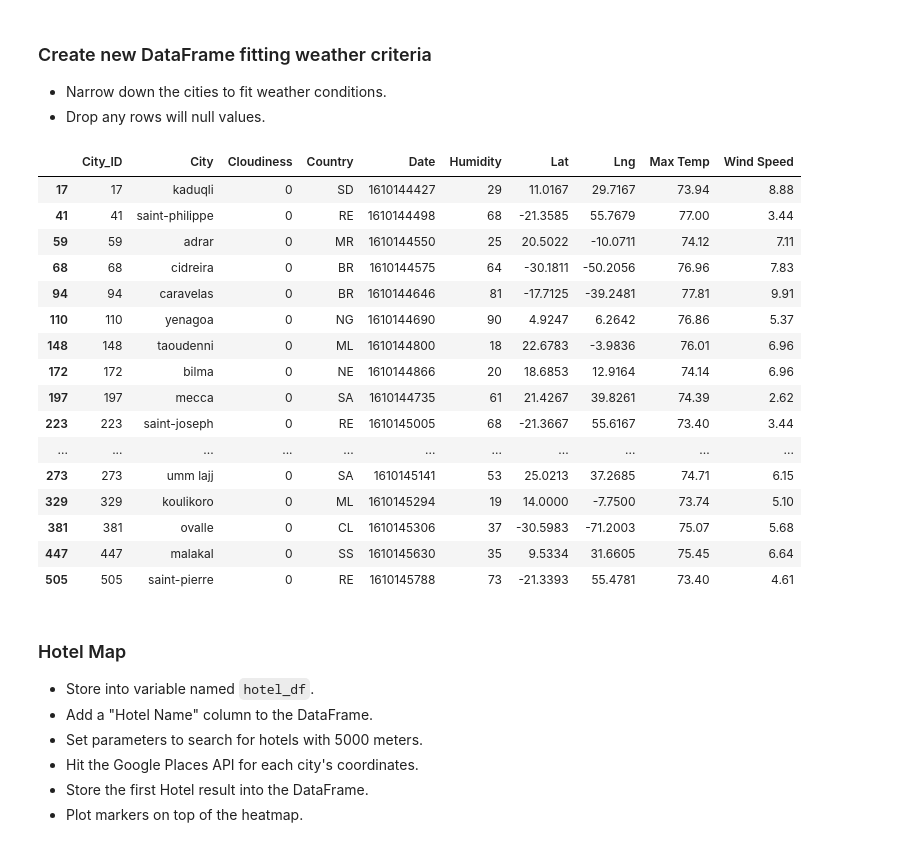
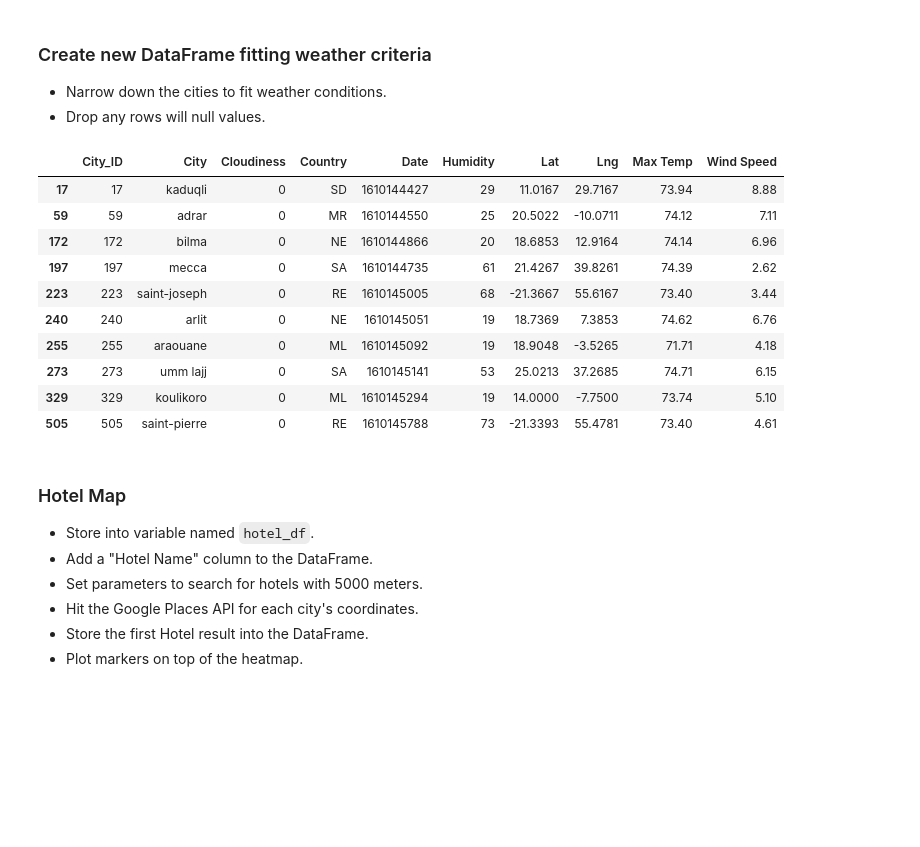
Before and after one commit to lynyong/python-api-challenge, a Jupyter notebook: VacationPy/VacationPy.ipynb, the cells around one changed output. Saved outputs shown, nothing was run; the diff lists cells and outputs as text; code cells hidden in the pictures; blank space fills up the shorter version.

```diff
--- a/VacationPy/VacationPy.ipynb
+++ b/VacationPy/VacationPy.ipynb
@@ -73,35 +74,29 @@ fig
 # %%
 # Narrow down the DataFrame to find the ideal weather condition.
 
-# A max temperature lower than 80 degrees but higher than 70.
-ideal_weather_df = weather_data.loc[(weather_data["Max Temp"] < 80) & (weather_data["Max Temp"] > 70)]
+# A max temperature lower than 75 degrees but higher than 70.
+ideal_weather_df = weather_data.loc[(weather_data["Max Temp"] < 75) & (weather_data["Max Temp"] > 70)]
 
 # Wind speed less than 10 mph.
 ideal_weather_df = ideal_weather_df.loc[(weather_data["Wind Speed"] < 10)]
 
 # Zero cloudiness.
 ideal_weather_df = ideal_weather_df.loc[(weather_data["Cloudiness"] == 0)]
 
 # Drop any rows that don't contain all three conditions.
 ideal_weather_df = ideal_weather_df.dropna()
 ideal_weather_df
 # %% [output]
 |  | City_ID | City | Cloudiness | Country | Date | Humidity | Lat | Lng | Max Temp | Wind Speed |
 | 17 | 17 | kaduqli | 0 | SD | 1610144427 | 29 | 11.0167 | 29.7167 | 73.94 | 8.88 |
-| 41 | 41 | saint-philippe | 0 | RE | 1610144498 | 68 | -21.3585 | 55.7679 | 77.00 | 3.44 |
 | 59 | 59 | adrar | 0 | MR | 1610144550 | 25 | 20.5022 | -10.0711 | 74.12 | 7.11 |
-| 68 | 68 | cidreira | 0 | BR | 1610144575 | 64 | -30.1811 | -50.2056 | 76.96 | 7.83 |
-| 94 | 94 | caravelas | 0 | BR | 1610144646 | 81 | -17.7125 | -39.2481 | 77.81 | 9.91 |
-| 110 | 110 | yenagoa | 0 | NG | 1610144690 | 90 | 4.9247 | 6.2642 | 76.86 | 5.37 |
-| 148 | 148 | taoudenni | 0 | ML | 1610144800 | 18 | 22.6783 | -3.9836 | 76.01 | 6.96 |
 | 172 | 172 | bilma | 0 | NE | 1610144866 | 20 | 18.6853 | 12.9164 | 74.14 | 6.96 |
 | 197 | 197 | mecca | 0 | SA | 1610144735 | 61 | 21.4267 | 39.8261 | 74.39 | 2.62 |
 | 223 | 223 | saint-joseph | 0 | RE | 1610145005 | 68 | -21.3667 | 55.6167 | 73.40 | 3.44 |
-| ... | ... | ... | ... | ... | ... | ... | ... | ... | ... | ... |
+| 240 | 240 | arlit | 0 | NE | 1610145051 | 19 | 18.7369 | 7.3853 | 74.62 | 6.76 |
+| 255 | 255 | araouane | 0 | ML | 1610145092 | 19 | 18.9048 | -3.5265 | 71.71 | 4.18 |
 | 273 | 273 | umm lajj | 0 | SA | 1610145141 | 53 | 25.0213 | 37.2685 | 74.71 | 6.15 |
 | 329 | 329 | koulikoro | 0 | ML | 1610145294 | 19 | 14.0000 | -7.7500 | 73.74 | 5.10 |
-| 381 | 381 | ovalle | 0 | CL | 1610145306 | 37 | -30.5983 | -71.2003 | 75.07 | 5.68 |
-| 447 | 447 | malakal | 0 | SS | 1610145630 | 35 | 9.5334 | 31.6605 | 75.45 | 6.64 |
 | 505 | 505 | saint-pierre | 0 | RE | 1610145788 | 73 | -21.3393 | 55.4781 | 73.40 | 4.61 |
 # %% [markdown]
 ### Hotel Map
```
Also changed, not shown: parts of 6 cells of this notebook, 3 other files.
